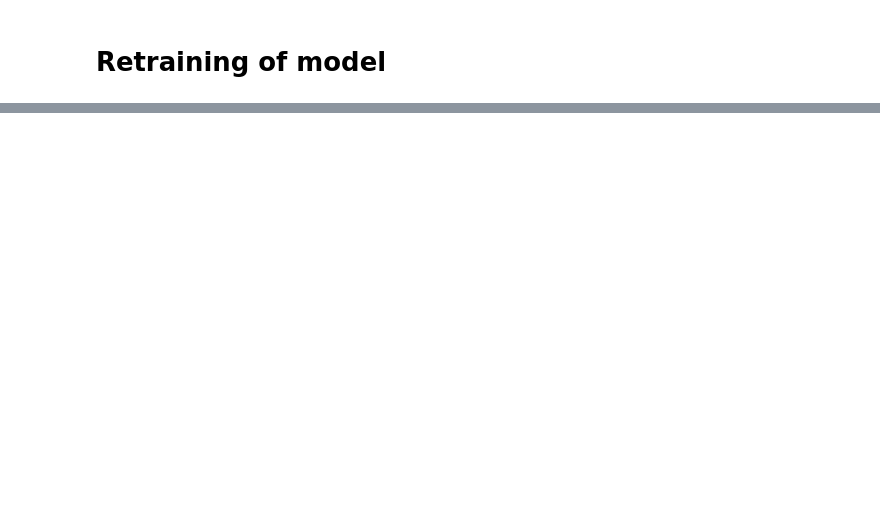
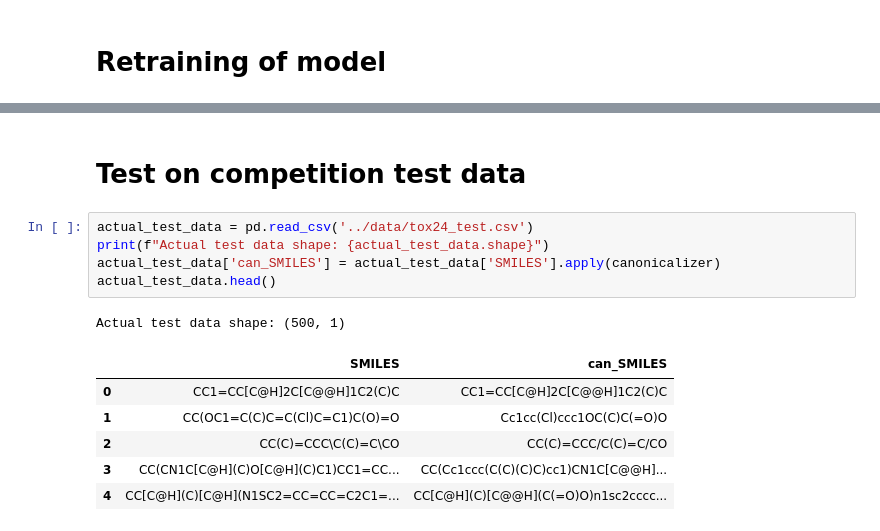
Before and after one commit to EnthusiasticTeslim/tox24competition, a Jupyter notebook: notebooks/rdkitDescriptor.ipynb, the cells around one changed output, grey strips where cells are left out. Saved outputs shown, nothing was run; the diff lists cells and outputs as text; blank space fills up the shorter version.

```diff
--- a/notebooks/rdkitDescriptor.ipynb
+++ b/notebooks/rdkitDescriptor.ipynb
@@ -292,0 +291,15 @@ Test: 0.463
+# %% [markdown]
+# Test on competition test data
+# %%
+actual_test_data = pd.read_csv('../data/tox24_test.csv')
+print(f"Actual test data shape: {actual_test_data.shape}")
+actual_test_data['can_SMILES'] = actual_test_data['SMILES'].apply(canonicalizer)
+actual_test_data.head()
+# %% [output]
+Actual test data shape: (500, 1)
+|  | SMILES | can_SMILES |
+| 0 | CC1=CC[C@H]2C[C@@H]1C2(C)C | CC1=CC[C@H]2C[C@@H]1C2(C)C |
+| 1 | CC(OC1=C(C)C=C(Cl)C=C1)C(O)=O | Cc1cc(Cl)ccc1OC(C)C(=O)O |
+| 2 | CC(C)=CCC\C(C)=C\CO | CC(C)=CCC/C(C)=C/CO |
+| 3 | CC(CN1C[C@H](C)O[C@H](C)C1)CC1=CC... | CC(Cc1ccc(C(C)(C)C)cc1)CN1C[C@@H]... |
+| 4 | CC[C@H](C)[C@H](N1SC2=CC=CC=C2C1=... | CC[C@H](C)[C@@H](C(=O)O)n1sc2cccc... |
```
Also changed, not shown: parts of 14 cells of this notebook, 6 other files.
